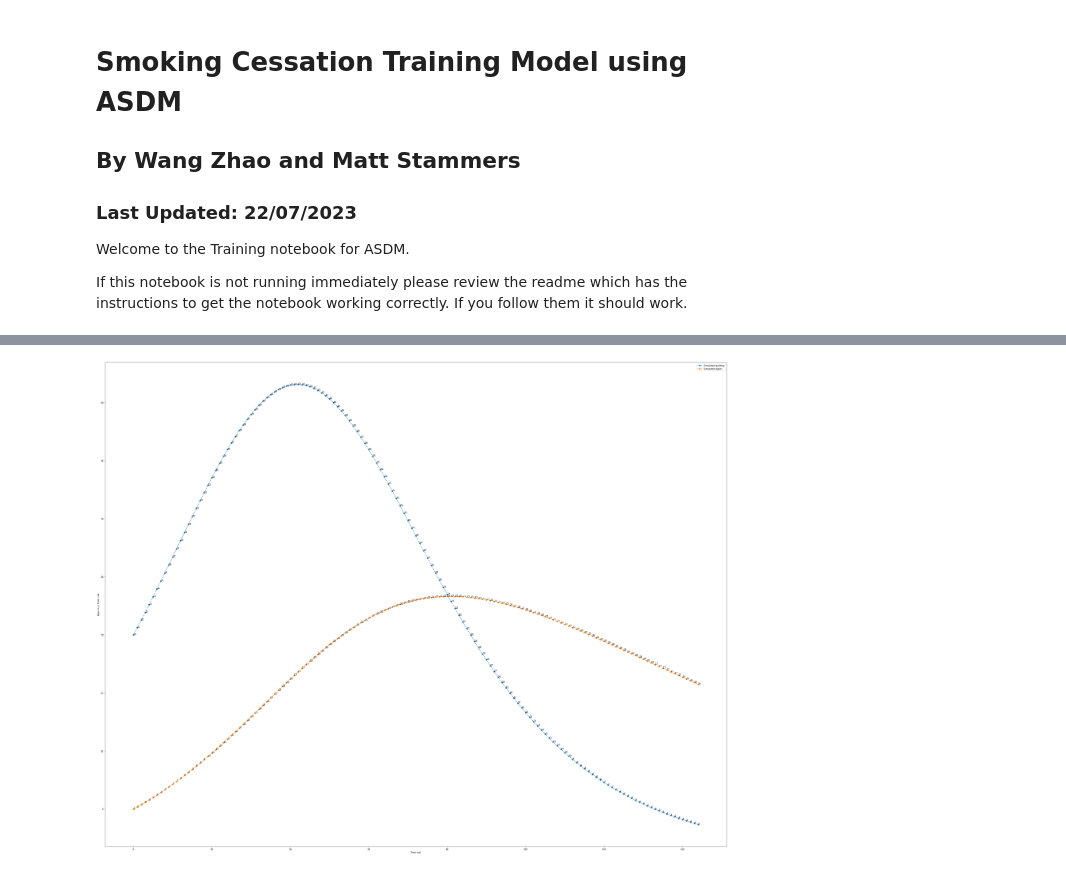
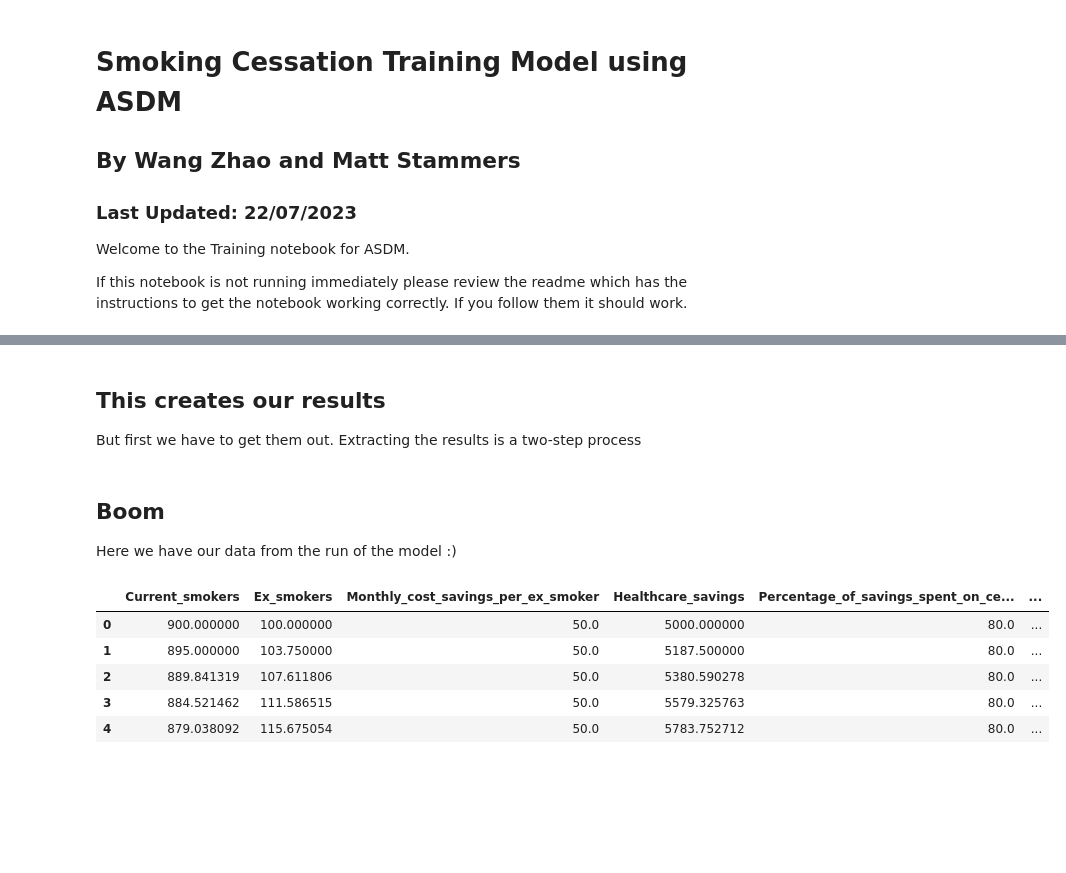
Before and after one commit to ReallyUsefulModels/Smoking_Cessation_Training, a Jupyter notebook: Smoking_Cessation.ipynb, the cells around one changed output, grey strips where cells are left out. Drawn from its saved outputs; the diff is of its cells as text; code cells hidden in the pictures; blank space fills up the shorter version.

```diff
--- a/Smoking_Cessation.ipynb
+++ b/Smoking_Cessation.ipynb
@@ -62,0 +57,4 @@ Engine: adding element: monthlyCostSavingsPerExSmoker equation: 50
+# %%
+# Create an instance of the model
+
+model = Structure('models/smoking cessation demo.stmx')
@@ -92,7 +71,24 @@ plot_time_series({
-# %%
-plot_time_series({
-    "quitting":{"Simulated": df_smoking_outcome['smokersQuitting']},
-    "again":{"Simulated": df_smoking_outcome['exSmokersStartingAgain']},
-}, separate_ax=False)
-# %% [output]
-[figure, removed]
+# %% [markdown]
+## This creates our results
+
+But first we have to get them out. Extracting the results is a two-step process
+# %%
+# 1. First export to a dictionary
+
+smoking_outcome_dict = model.export_simulation_result()
+
+# 2. Then convert to a dataframe
+df_smoking_outcome = pd.DataFrame(smoking_outcome_dict)
+# %% [markdown]
+## Boom
+
+Here we have our data from the run of the model :)
+# %%
+df_smoking_outcome.head()
+# %% [output]
+|  | Current_smokers | Ex_smokers | Monthly_cost_savings_per_ex_smoker | Healthcare_savings | Percentage_of_savings_spent_on_ce... | ... |
+| 0 | 900.000000 | 100.000000 | 50.0 | 5000.000000 | 80.0 | ... |
+| 1 | 895.000000 | 103.750000 | 50.0 | 5187.500000 | 80.0 | ... |
+| 2 | 889.841319 | 107.611806 | 50.0 | 5380.590278 | 80.0 | ... |
+| 3 | 884.521462 | 111.586515 | 50.0 | 5579.325763 | 80.0 | ... |
+| 4 | 879.038092 | 115.675054 | 50.0 | 5783.752712 | 80.0 | ... |
```
Also changed, not shown: parts of 17 cells of this notebook, 1 other file.
